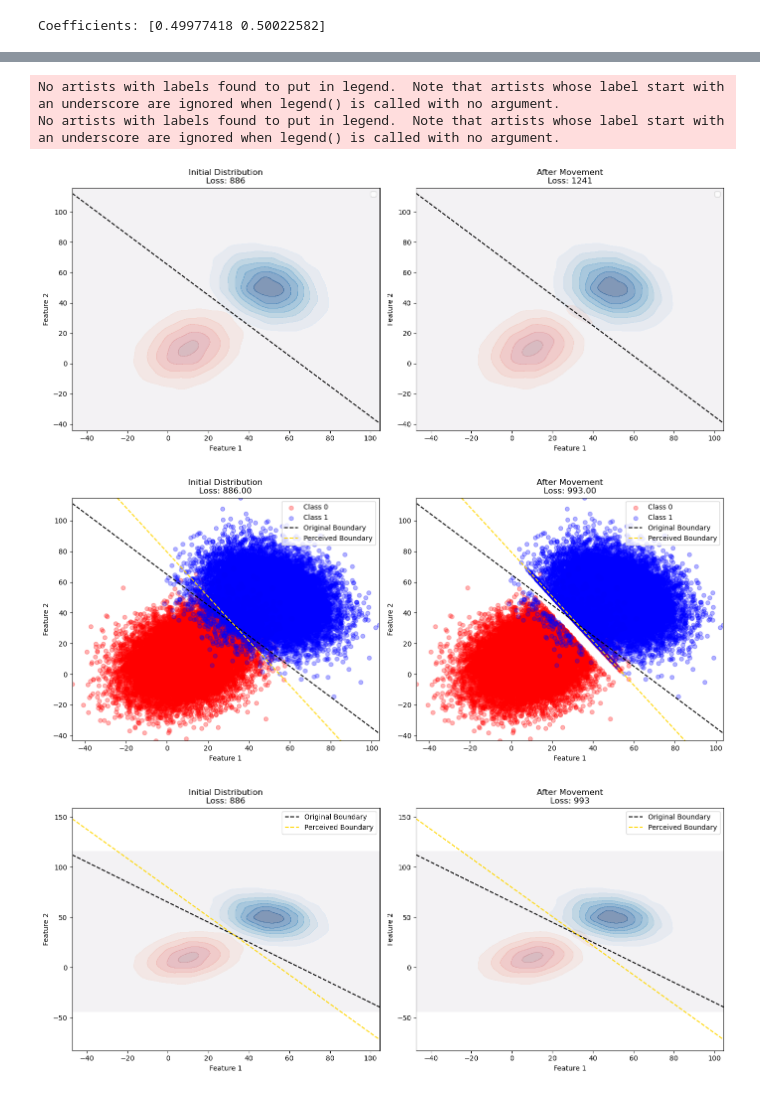
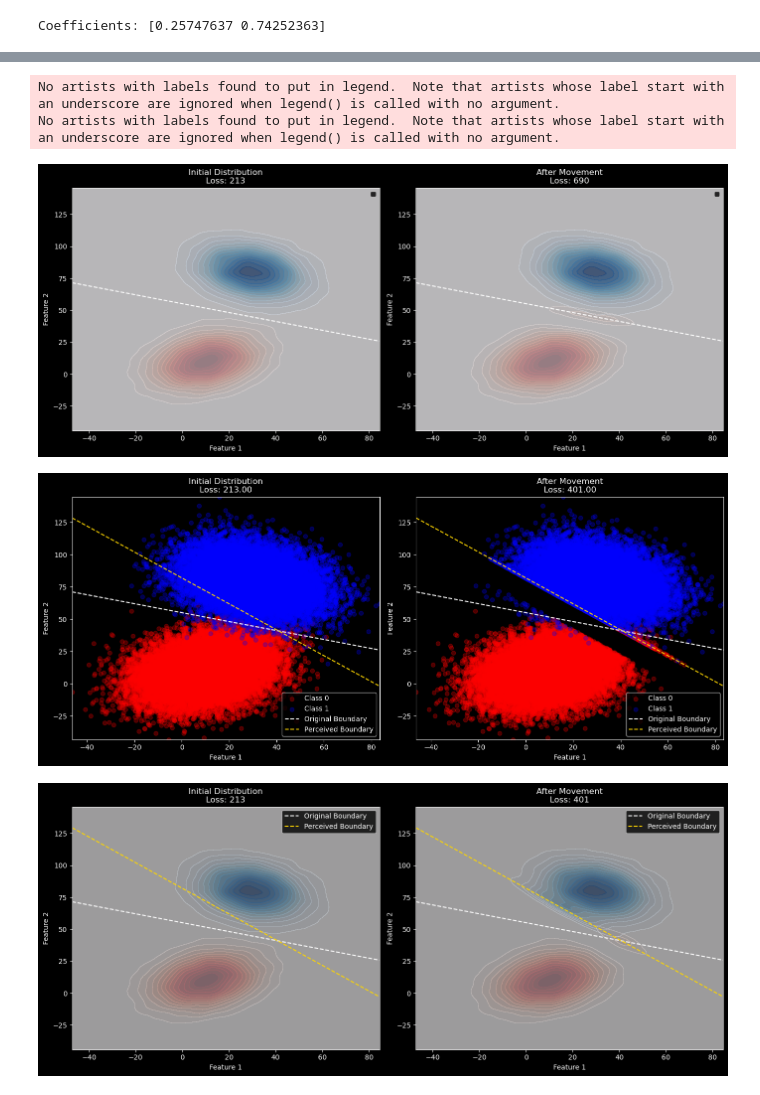
Before and after one commit to RamanEbrahimi/Research, a Jupyter notebook: Explainable AI/simulation_2D_simple_dist.ipynb, the cells around one changed output, grey strips where cells are left out. Saved outputs shown, nothing was run; the diff lists cells and outputs as text; code cells hidden in the pictures.

Commit message:
updated the plots - dark bg

```diff
--- a/Explainable AI/simulation_2D_simple_dist.ipynb
+++ b/Explainable AI/simulation_2D_simple_dist.ipynb
@@ -53,7 +53,7 @@ def plot_for(X_0, X_1, a, b, t, B, mode='NB', gamma=0.6):
         # Plot 1: Initial Distribution
         ax[0].scatter(X_0[:, 0], X_0[:, 1], alpha=0.3, color='red', label='Class 0')
         ax[0].scatter(X_1[:, 0], X_1[:, 1], alpha=0.3, color='blue', label='Class 1')
-        ax[0].plot(np.linspace(-50, 50, 100), (t - a * np.linspace(-50, 50, 100)) / b, color='black', linestyle='--')
+        ax[0].plot(np.linspace(x_min, x_max, 100), (t - a * np.linspace(x_min, x_max, 100)) / b, color='white', linestyle='--', label='Original Boundary')
         ax[0].set_xlim(x_min, x_max)
         ax[0].set_ylim(y_min, y_max)
         ax[0].set_title(f'Initial Distribution\nLoss: {loss_initial:.2f}')
@@ -64,7 +64,7 @@ def plot_for(X_0, X_1, a, b, t, B, mode='NB', gamma=0.6):
         # Plot 2: Distribution After Movement
         ax[1].scatter(X_0_moved[:, 0], X_0_moved[:, 1], alpha=0.3, color='red', label='Class 0')
         ax[1].scatter(X_1_moved[:, 0], X_1_moved[:, 1], alpha=0.3, color='blue', label='Class 1')
-        ax[1].plot(np.linspace(-50, 50, 100), (t - a * np.linspace(-50, 50, 100)) / b, color='black', linestyle='--')
+        ax[1].plot(np.linspace(x_min, x_max, 100), (t - a * np.linspace(x_min, x_max, 100)) / b, color='white', linestyle='--', label='Original Boundary')
         ax[1].set_xlim(x_min, x_max)
         ax[1].set_ylim(y_min, y_max)
         ax[1].set_title(f'After Movement\nLoss: {loss_new:.2f}')
@@ -111,7 +111,7 @@ def plot_for(X_0, X_1, a, b, t, B, mode='NB', gamma=0.6):
         # Plot 1: Initial Distribution
         ax[0].scatter(X_0[:, 0], X_0[:, 1], alpha=0.3, color='red', label='Class 0')
         ax[0].scatter(X_1[:, 0], X_1[:, 1], alpha=0.3, color='blue', label='Class 1')
-        ax[0].plot(np.linspace(x_min, x_max, 100), (t - a * np.linspace(x_min, x_max, 100)) / b, color='black', linestyle='--', label='Original Boundary')
+        ax[0].plot(np.linspace(x_min, x_max, 100), (t - a * np.linspace(x_min, x_max, 100)) / b, color='white', linestyle='--', label='Original Boundary')
         ax[0].plot(np.linspace(x_min, x_max, 100), (t - a_B * np.linspace(x_min, x_max, 100)) / b_B, color='gold', linestyle='--', label='Perceived Boundary')
         ax[0].set_xlim(x_min, x_max)
         ax[0].set_ylim(y_min, y_max)
@@ -123,7 +123,7 @@ def plot_for(X_0, X_1, a, b, t, B, mode='NB', gamma=0.6):
         # Plot 2: Distribution After Movement
         ax[1].scatter(X_0_moved[:, 0], X_0_moved[:, 1], alpha=0.3, color='red', label='Class 0')
         ax[1].scatter(X_1_moved[:, 0], X_1_moved[:, 1], alpha=0.3, color='blue', label='Class 1')
-        ax[1].plot(np.linspace(x_min, x_max, 100), (t - a * np.linspace(x_min, x_max, 100)) / b, color='black', linestyle='--', label='Original Boundary')
+        ax[1].plot(np.linspace(x_min, x_max, 100), (t - a * np.linspace(x_min, x_max, 100)) / b, color='white', linestyle='--', label='Original Boundary')
         ax[1].plot(np.linspace(x_min, x_max, 100), (t - a_B * np.linspace(x_min, x_max, 100)) / b_B, color='gold', linestyle='--', label='Perceived Boundary')
         ax[1].set_xlim(x_min, x_max)
         ax[1].set_ylim(y_min, y_max)
@@ -178,18 +178,19 @@ def plot_dist(X_0, X_1, a, b, t, B, mode='NB', gamma=0.6):
         fig, ax = plt.subplots(1, 2, figsize=(14, 6))
 
         # Plot 1: Initial Distribution KDE
-        ax[0].contourf(xx, yy, f_0, cmap='Reds', alpha=0.5, label='Class 0')
-        ax[0].contourf(xx, yy, f_1, cmap='Blues', alpha=0.5, label='Class 1')
-        ax[0].plot(np.linspace(x_min, x_max, 100), (t - a * np.linspace(x_min, x_max, 100)) / b, color='black', linestyle='--')
+        levels = np.linspace(0, np.max([f_0.max(), f_1.max(), f_0_moved.max(), f_1_moved.max()]), 15)
+        ax[0].contourf(xx, yy, f_0, cmap='Reds', alpha=0.5, label='Class 0', levels=levels)
+        ax[0].contourf(xx, yy, f_1, cmap='Blues', alpha=0.5, label='Class 1', levels=levels)
+        ax[0].plot(np.linspace(x_min, x_max, 100), (t - a * np.linspace(x_min, x_max, 100)) / b, color='white', linestyle='--')
         ax[0].set_title(f'Initial Distribution\nLoss: {loss_initial}')
         ax[0].set_xlabel('Feature 1')
         ax[0].set_ylabel('Feature 2')
         ax[0].legend()
 
         # Plot 2: Distribution After Movement KDE
-        ax[1].contourf(xx, yy, f_0_moved, cmap='Reds', alpha=0.5, label='Class 0')
-        ax[1].contourf(xx, yy, f_1_moved, cmap='Blues', alpha=0.5, label='Class 1')
-        ax[1].plot(np.linspace(x_min, x_max, 100), (t - a * np.linspace(x_min, x_max, 100)) / b, color='black', linestyle='--')
+        ax[1].contourf(xx, yy, f_0_moved, cmap='Reds', alpha=0.5, label='Class 0', levels=levels)
+        ax[1].contourf(xx, yy, f_1_moved, cmap='Blues', alpha=0.5, label='Class 1', levels=levels)
+        ax[1].plot(np.linspace(x_min, x_max, 100), (t - a * np.linspace(x_min, x_max, 100)) / b, color='white', linestyle='--')
         ax[1].set_title(f'After Movement\nLoss: {loss_new}')
         ax[1].set_xlabel('Feature 1')
         ax[1].set_ylabel('Feature 2')
@@ -245,9 +246,10 @@ def plot_dist(X_0, X_1, a, b, t, B, mode='NB', gamma=0.6):
         fig, ax = plt.subplots(1, 2, figsize=(14, 6))
 
         # Plot 1: Initial Distribution KDE
-        ax[0].contourf(xx, yy, f_0, cmap='Reds', alpha=0.5, label='Class 0')
-        ax[0].contourf(xx, yy, f_1, cmap='Blues', alpha=0.5, label='Class 1')
-        ax[0].plot(np.linspace(x_min, x_max, 100), (t - a * np.linspace(x_min, x_max, 100)) / b, color='black', linestyle='--', label='Original Boundary')
+        levels = np.linspace(0, np.max([f_0.max(), f_1.max(), f_0_moved.max(), f_1_moved.max()]), 15)
+        ax[0].contourf(xx, yy, f_0, levels=levels, cmap='Reds', alpha=0.4)
+        ax[0].contourf(xx, yy, f_1, levels=levels, cmap='Blues', alpha=0.4)
+        ax[0].plot(np.linspace(x_min, x_max, 100), (t - a * np.linspace(x_min, x_max, 100)) / b, color='white', linestyle='--', label='Original Boundary')
         ax[0].plot(np.linspace(x_min, x_max, 100), (t - a_B * np.linspace(x_min, x_max, 100)) / b_B, color='gold', linestyle='--', label='Perceived Boundary')
         ax[0].set_title(f'Initial Distribution\nLoss: {loss_initial}')
         ax[0].set_xlabel('Feature 1')
@@ -255,9 +257,9 @@ def plot_dist(X_0, X_1, a, b, t, B, mode='NB', gamma=0.6):
         ax[0].legend()
 
         # Plot 2: Distribution After Movement KDE
-        ax[1].contourf(xx, yy, f_0_moved, cmap='Reds', alpha=0.5, label='Class 0')
-        ax[1].contourf(xx, yy, f_1_moved, cmap='Blues', alpha=0.5, label='Class 1')
-        ax[1].plot(np.linspace(x_min, x_max, 100), (t - a * np.linspace(x_min, x_max, 100)) / b, color='black', linestyle='--', label='Original Boundary')
+        ax[1].contourf(xx, yy, f_0_moved, levels=levels, cmap='Reds', alpha=0.4)
+        ax[1].contourf(xx, yy, f_1_moved, levels=levels, cmap='Blues', alpha=0.4)
+        ax[1].plot(np.linspace(x_min, x_max, 100), (t - a * np.linspace(x_min, x_max, 100)) / b, color='white', linestyle='--', label='Original Boundary')
         ax[1].plot(np.linspace(x_min, x_max, 100), (t - a_B * np.linspace(x_min, x_max, 100)) / b_B, color='gold', linestyle='--', label='Perceived Boundary')
         ax[1].set_title(f'After Movement\nLoss: {loss_new}')
         ax[1].set_xlabel('Feature 1')
@@ -324,7 +326,7 @@ n_samples = 20000
 mean_0 = [1, 1]
 cov_0 = [[2, 0.5], [0.5, 2]]
 
-mean_1 = [5, 5]
+mean_1 = [3, 8]
 cov_1 = [[2, -0.5], [-0.5, 2]]
 
 # Generate samples for both classes
@@ -344,7 +346,7 @@ a, b = beta
 t = -intercept
 
 
-B = 5  # Width of the region
+B = 10  # Width of the region
 
 plot_for(X_0, X_1, a, b, t, B, mode='NB')
 plot_dist(X_0, X_1, a, b, t, B, mode='NB')
@@ -352,4 +354,4 @@ plot_dist(X_0, X_1, a, b, t, B, mode='NB')
 plot_for(X_0, X_1, a, b, t, B, mode='B', gamma=0.3)
 plot_dist(X_0, X_1, a, b, t, B, mode='B', gamma=0.3)
 # %% [output]
-Coefficients: [0.49977418 0.50022582]
+Coefficients: [0.25747637 0.74252363]
@@ -357,8 +359,8 @@ Coefficients: [0.49977418 0.50022582]
 No artists with labels found to put in legend.  Note that artists whose label start with an underscore are ignored when legend() is called with no argument.
 No artists with labels found to put in legend.  Note that artists whose label start with an underscore are ignored when legend() is called with no argument.
-[figure, old version]
+[figure, new version]
-[figure, old version]
+[figure, new version]
-[figure, old version]
+[figure, new version]
 # %%
 # Find the best decision boundary on the transformed space
 a_B = w(a, 0.3)
```
Also changed, not shown: parts of 2 cells of this notebook.
